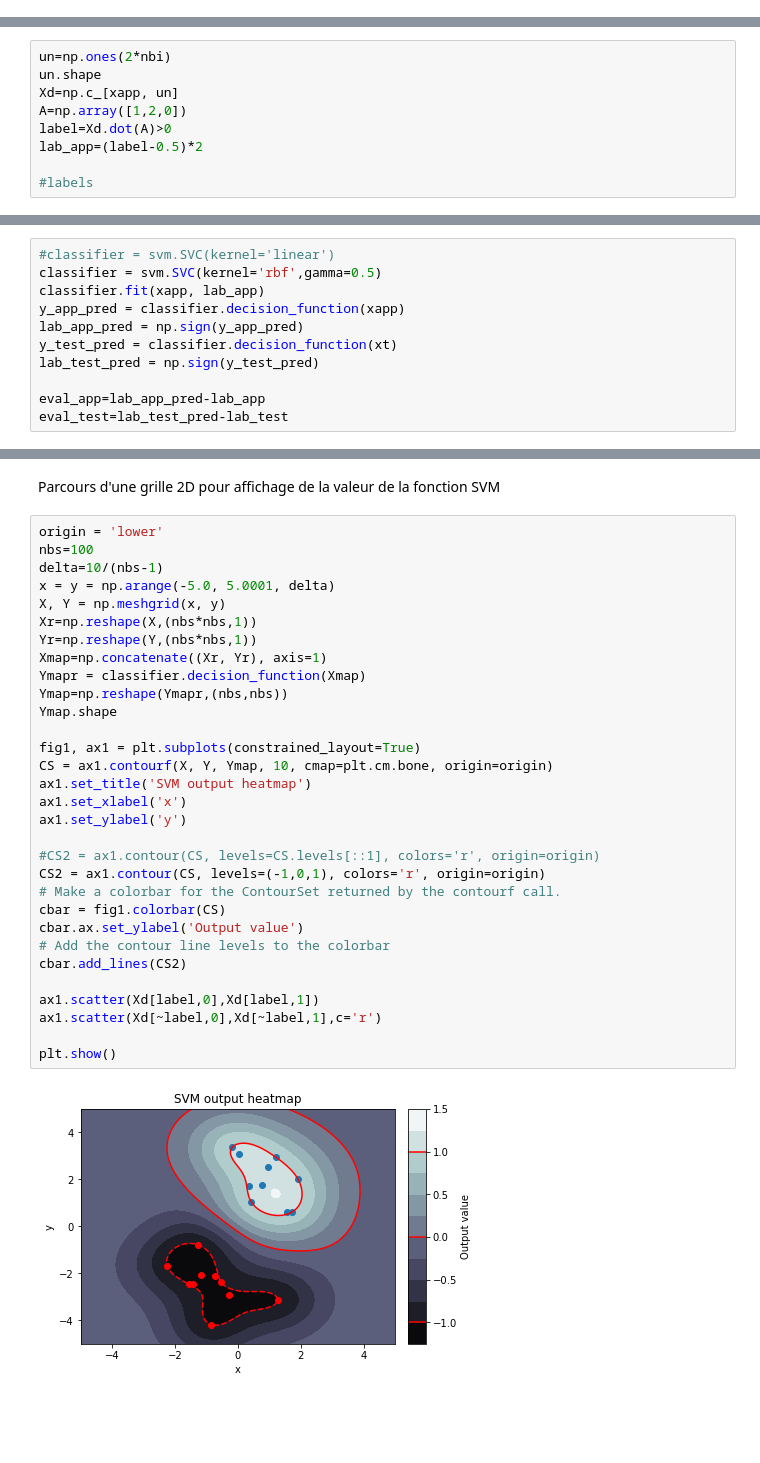
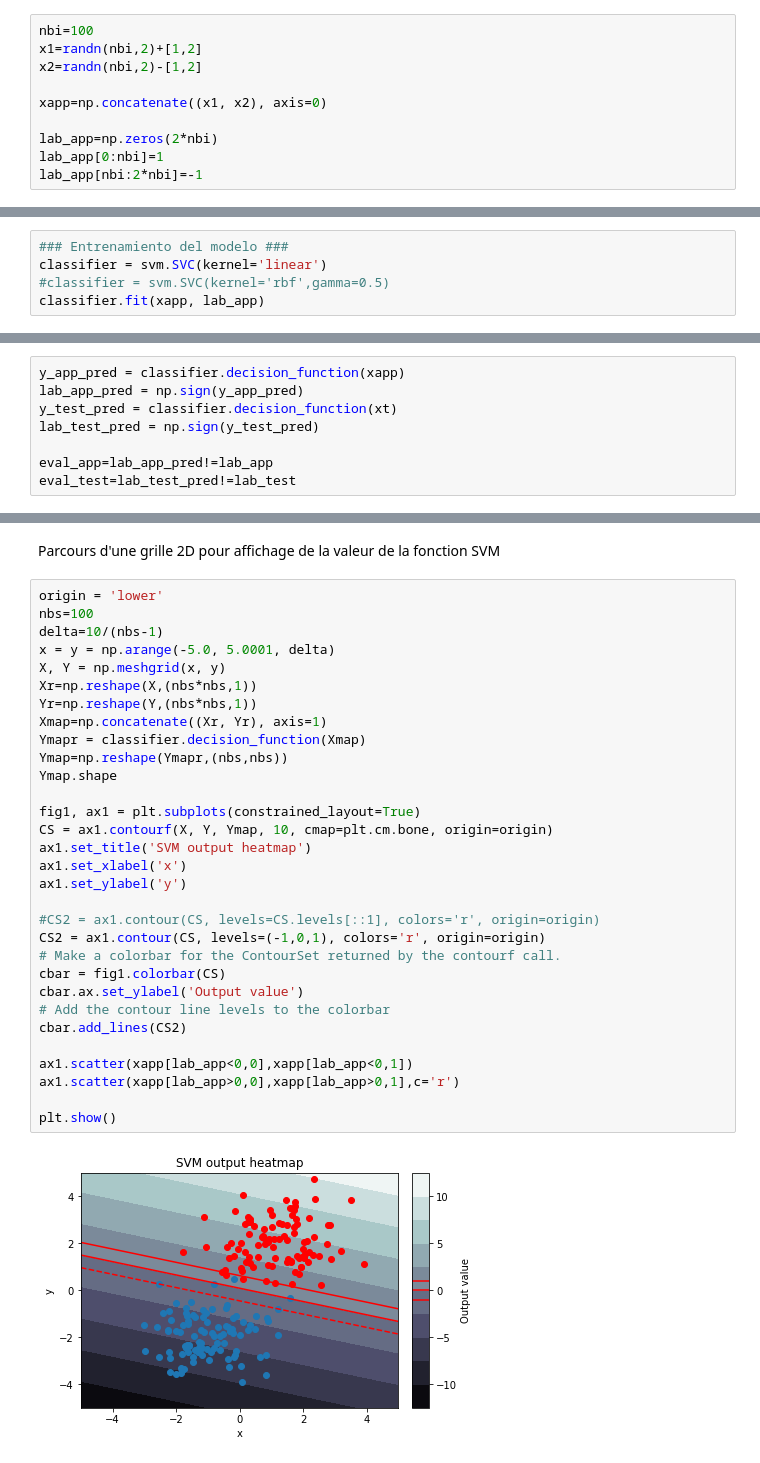
Before and after one commit to davidmorme/Universidad, a Jupyter notebook: OS16/OS16TP/OS16_TP01.ipynb, the cells around one changed output, grey strips where cells are left out. Drawn from its saved outputs; the diff is of its cells as text; blank space fills up the shorter version.

```diff
--- a/OS16/OS16TP/OS16_TP01.ipynb
+++ b/OS16/OS16TP/OS16_TP01.ipynb
@@ -22,4 +22,14 @@ file.write("Why? Because we can.")
 file.close()
 # %% [markdown]
 Création des données linéairement séparables
+# %%
+nbi=100
+x1=randn(nbi,2)+[1,2]
+x2=randn(nbi,2)-[1,2]
+
+xapp=np.concatenate((x1, x2), axis=0)
+
+lab_app=np.zeros(2*nbi)
+lab_app[0:nbi]=1
+lab_app[nbi:2*nbi]=-1
 # %%
@@ -70,9 +57,0 @@ Création des labels de l'ensemble d'apprentissage
-# %%
-un=np.ones(2*nbi)
-un.shape
-Xd=np.c_[xapp, un]
-A=np.array([1,2,0])
-label=Xd.dot(A)>0
-lab_app=(label-0.5)*2
-
-#labels
@@ -91,0 +71,5 @@ plt.show()
+# %%
+### Entrenamiento del modelo ###
+classifier = svm.SVC(kernel='linear')
+#classifier = svm.SVC(kernel='rbf',gamma=0.5)
+classifier.fit(xapp, lab_app)
@@ -92,11 +81,8 @@ plt.show()
 # %%
-#classifier = svm.SVC(kernel='linear')
-classifier = svm.SVC(kernel='rbf',gamma=0.5)
-classifier.fit(xapp, lab_app)
 y_app_pred = classifier.decision_function(xapp)
 lab_app_pred = np.sign(y_app_pred)
 y_test_pred = classifier.decision_function(xt)
 lab_test_pred = np.sign(y_test_pred)
 
-eval_app=lab_app_pred-lab_app
-eval_test=lab_test_pred-lab_test
+eval_app=lab_app_pred!=lab_app
+eval_test=lab_test_pred!=lab_test
@@ -105,33 +97,33 @@ Parcours d'une grille 2D pour affichage de la valeur de la fonction SVM
 # %%
 origin = 'lower'
 nbs=100
 delta=10/(nbs-1)
 x = y = np.arange(-5.0, 5.0001, delta)
 X, Y = np.meshgrid(x, y)
 Xr=np.reshape(X,(nbs*nbs,1))
 Yr=np.reshape(Y,(nbs*nbs,1))
 Xmap=np.concatenate((Xr, Yr), axis=1)
 Ymapr = classifier.decision_function(Xmap)
 Ymap=np.reshape(Ymapr,(nbs,nbs))
 Ymap.shape
 
 fig1, ax1 = plt.subplots(constrained_layout=True)
 CS = ax1.contourf(X, Y, Ymap, 10, cmap=plt.cm.bone, origin=origin)
 ax1.set_title('SVM output heatmap')
 ax1.set_xlabel('x')
 ax1.set_ylabel('y')
 
 #CS2 = ax1.contour(CS, levels=CS.levels[::1], colors='r', origin=origin)
 CS2 = ax1.contour(CS, levels=(-1,0,1), colors='r', origin=origin)
 # Make a colorbar for the ContourSet returned by the contourf call.
 cbar = fig1.colorbar(CS)
 cbar.ax.set_ylabel('Output value')
 # Add the contour line levels to the colorbar
 cbar.add_lines(CS2)
 
-ax1.scatter(Xd[label,0],Xd[label,1])
-ax1.scatter(Xd[~label,0],Xd[~label,1],c='r')
+ax1.scatter(xapp[lab_app<0,0],xapp[lab_app<0,1])
+ax1.scatter(xapp[lab_app>0,0],xapp[lab_app>0,1],c='r')
 
 plt.show()
 # %% [output]
-[figure, old version]
+[figure, new version]
```
Also changed, not shown: parts of 11 cells of this notebook.
